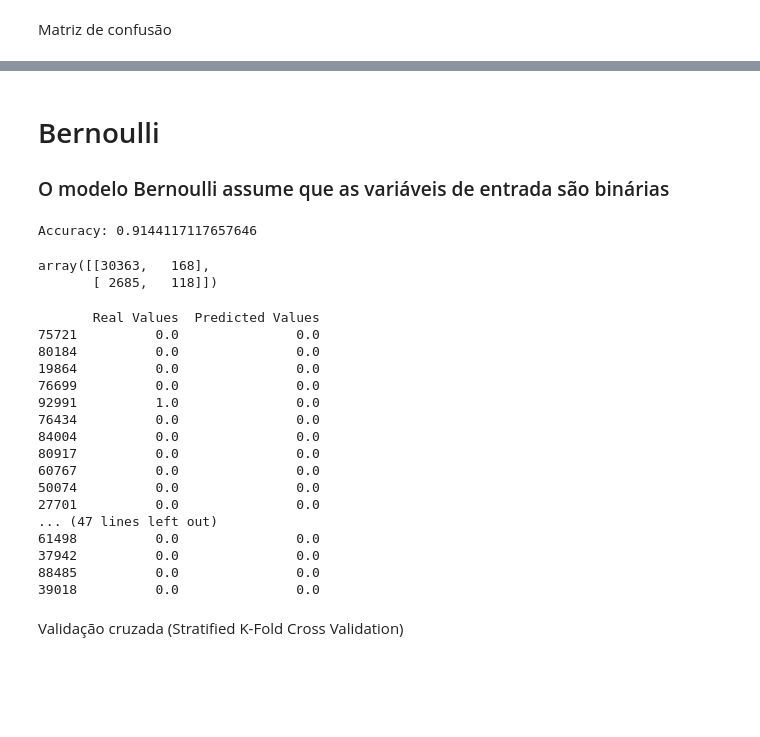
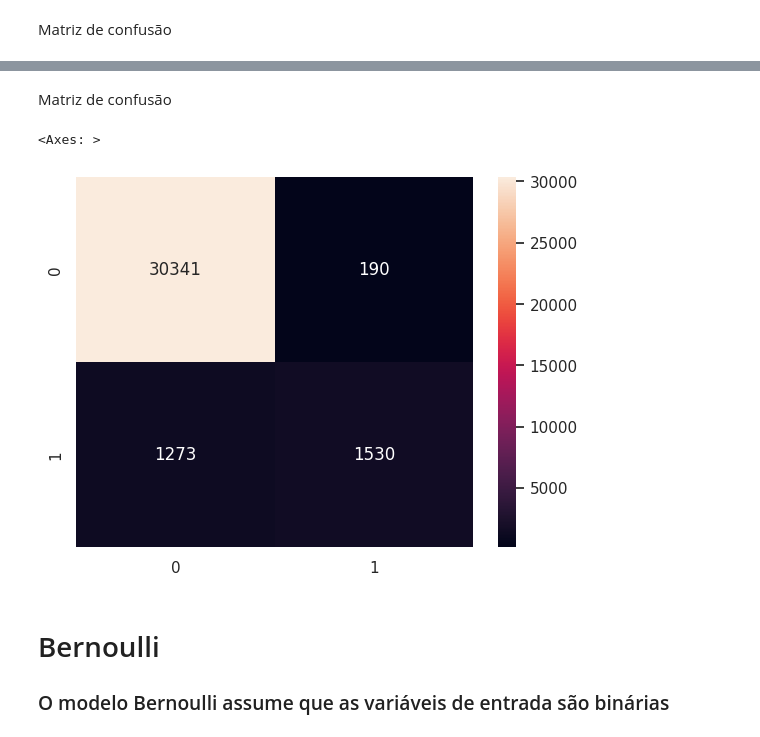
Before and after one commit to VS-Lucas/Supervised-learning, a Jupyter notebook: Naive_Bayes.ipynb, the cells around one changed output, grey strips where cells are left out. Cells and saved outputs as stored; diff of their text form; code cells hidden in the pictures; blank space fills up the shorter version.

```diff
--- a/Naive_Bayes.ipynb
+++ b/Naive_Bayes.ipynb
@@ -123,3 +136,11 @@ Accuracy: 0.9557, Precision: 0.8352553542009885, Recall: 0.5964705882352941, F1-
+# %% [markdown]
+Matriz de confusão
+# %%
+cm = confusion_matrix(yTest, naiveBayes.predict(xTest2))
+sns.heatmap(cm, annot=True, fmt="d")
+# %% [output]
+<Axes: >
+[figure, added]
 # %% [markdown]
 # Bernoulli
 ### O modelo Bernoulli assume que as variáveis de entrada são binárias
@@ -129,40 +150,5 @@ y = dataset['diabetes']
 # %%
 xTrain, xTest, yTrain, yTest = train_test_split(x, y, test_size=1/3, random_state=42)
 # %%
-naiveBayes = BernoulliNB()
-naiveBayes.fit(xTrain, yTrain)
-
+naiveBayes = BernoulliNB().fit(xTrain, yTrain)
 yPredNB = naiveBayes.predict(xTest)
-accNB = accuracy_score(yPredNB, yTest)
-print(f'Accuracy: {accNB}')
-# %% [output]
-Accuracy: 0.9144117117657646
-# %%
-confusion_matrix(yTest,yPredNB)
-# %% [output]
-array([[30363,   168],
-       [ 2685,   118]])
-# %%
-df = pd.DataFrame({'Real Values': yTest, 'Predicted Values': yPredNB})
-print(df.head(30), '\n', '-'*35)
-print(df.tail(30))
-# %% [output]
-       Real Values  Predicted Values
-75721          0.0               0.0
-80184          0.0               0.0
-19864          0.0               0.0
-76699          0.0               0.0
-92991          1.0               0.0
-76434          0.0               0.0
-84004          0.0               0.0
-80917          0.0               0.0
-60767          0.0               0.0
-50074          0.0               0.0
-27701          0.0               0.0
-... (47 lines left out)
-61498          0.0               0.0
-37942          0.0               0.0
-88485          0.0               0.0
-39018          0.0               0.0
-# %% [markdown]
-Validação cruzada (Stratified K-Fold Cross Validation)
```
Also changed, not shown: parts of 30 cells of this notebook.
